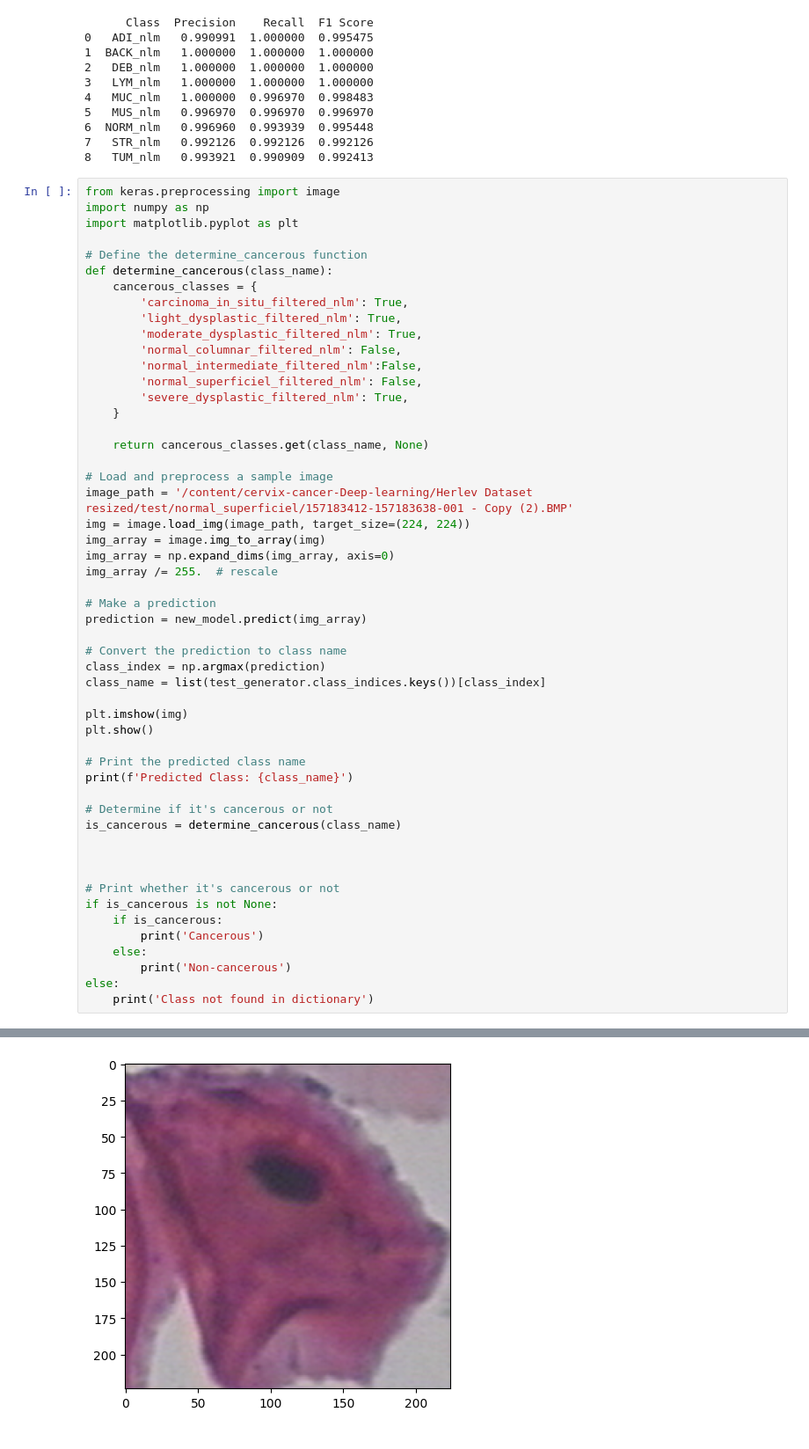
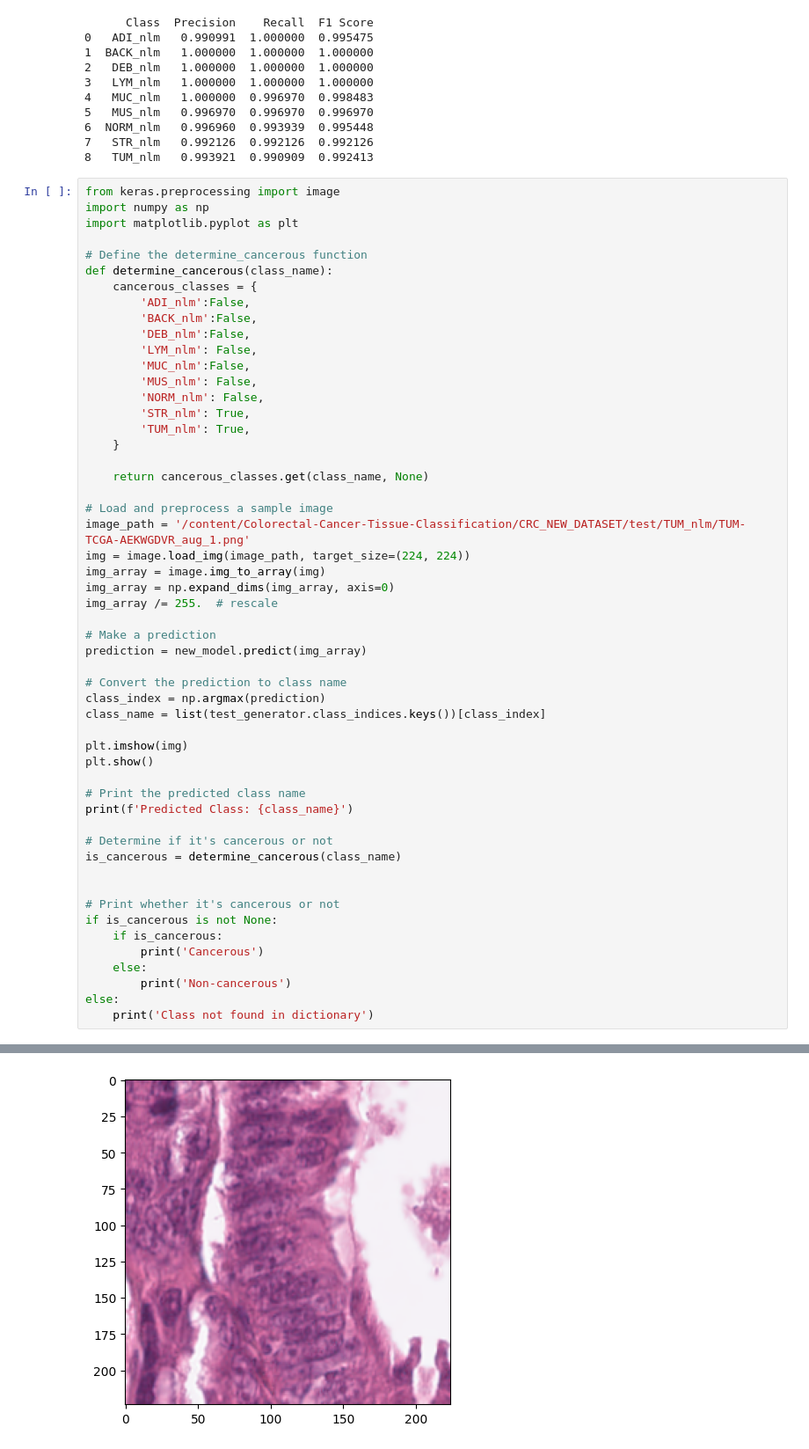
Before and after one commit to Aditya1Jhaveri/Colorectal-Cancer-Tissue-Classification, a Jupyter notebook: ResNet101_Model.ipynb, the cells around one changed output, grey strips where cells are left out. Shown at 88% size. Drawn from its saved outputs; the diff is of its cells as text.

```diff
--- a/ResNet101_Model.ipynb
+++ b/ResNet101_Model.ipynb
@@ -515,19 +474,21 @@ import matplotlib.pyplot as plt
 # Define the determine_cancerous function
 def determine_cancerous(class_name):
     cancerous_classes = {
-        'carcinoma_in_situ_filtered_nlm': True,
-        'light_dysplastic_filtered_nlm': True,
-        'moderate_dysplastic_filtered_nlm': True,
-        'normal_columnar_filtered_nlm': False,
-        'normal_intermediate_filtered_nlm':False,
-        'normal_superficiel_filtered_nlm': False,
-        'severe_dysplastic_filtered_nlm': True,
+        'ADI_nlm':False,
+        'BACK_nlm':False,
+        'DEB_nlm':False,
+        'LYM_nlm': False,
+        'MUC_nlm':False,
+        'MUS_nlm': False,
+        'NORM_nlm': False,
+        'STR_nlm': True,
+        'TUM_nlm': True,
     }
 
     return cancerous_classes.get(class_name, None)
 
 # Load and preprocess a sample image
-image_path = '/content/cervix-cancer-Deep-learning/Herlev Dataset resized/test/normal_superficiel/157183412-157183638-001 - Copy (2).BMP'
+image_path = '/content/Colorectal-Cancer-Tissue-Classification/CRC_NEW_DATASET/test/TUM_nlm/TUM-TCGA-AEKWGDVR_aug_1.png'
 img = image.load_img(image_path, target_size=(224, 224))
 img_array = image.img_to_array(img)
 img_array = np.expand_dims(img_array, axis=0)
@@ -550,7 +511,6 @@ print(f'Predicted Class: {class_name}')
 is_cancerous = determine_cancerous(class_name)
 
 
-
 # Print whether it's cancerous or not
 if is_cancerous is not None:
     if is_cancerous:
@@ -564 +524 @@ else:
-[figure, old version]
+[figure, new version]
```
Also changed, not shown: parts of 10 cells of this notebook.
